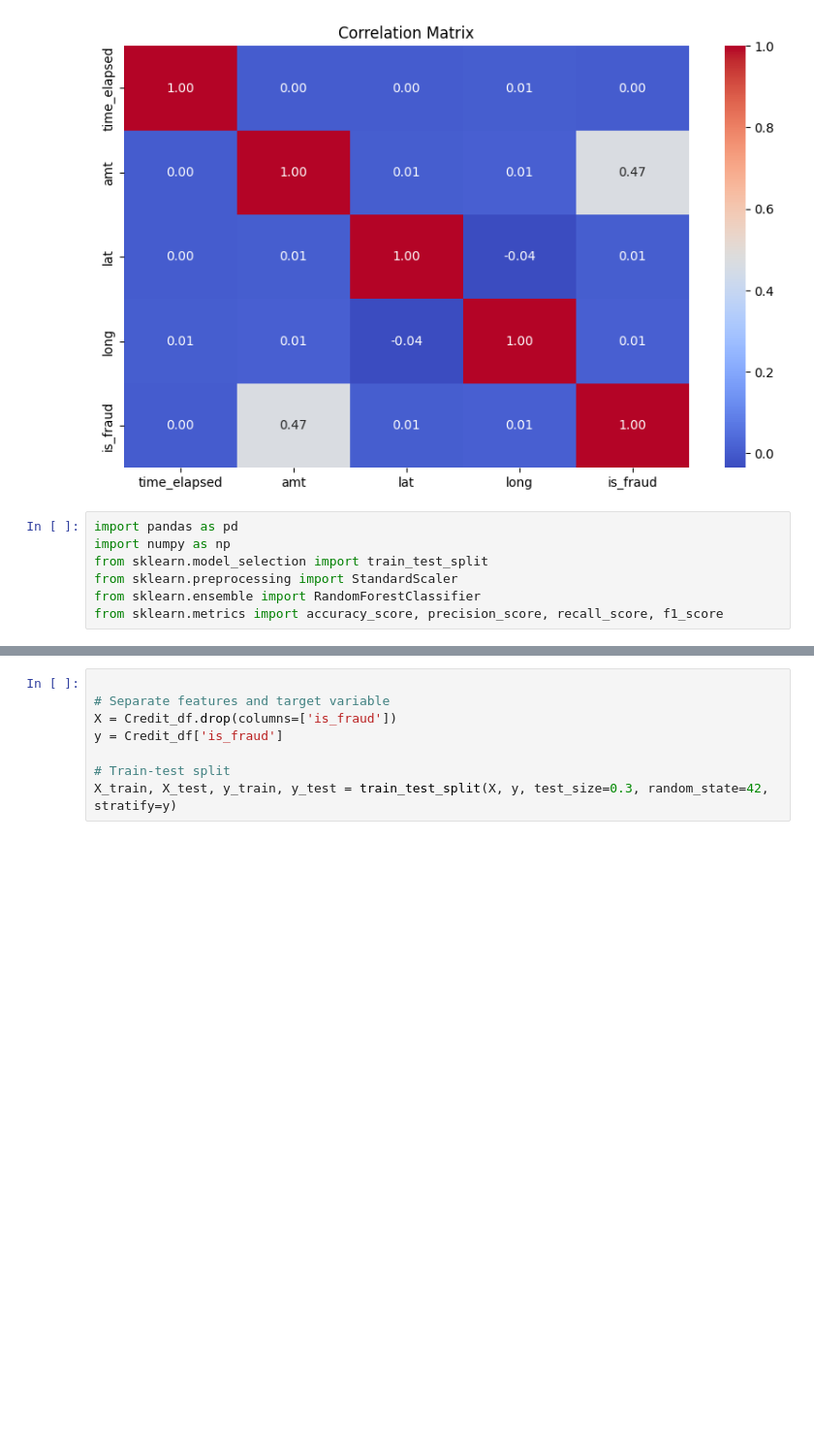
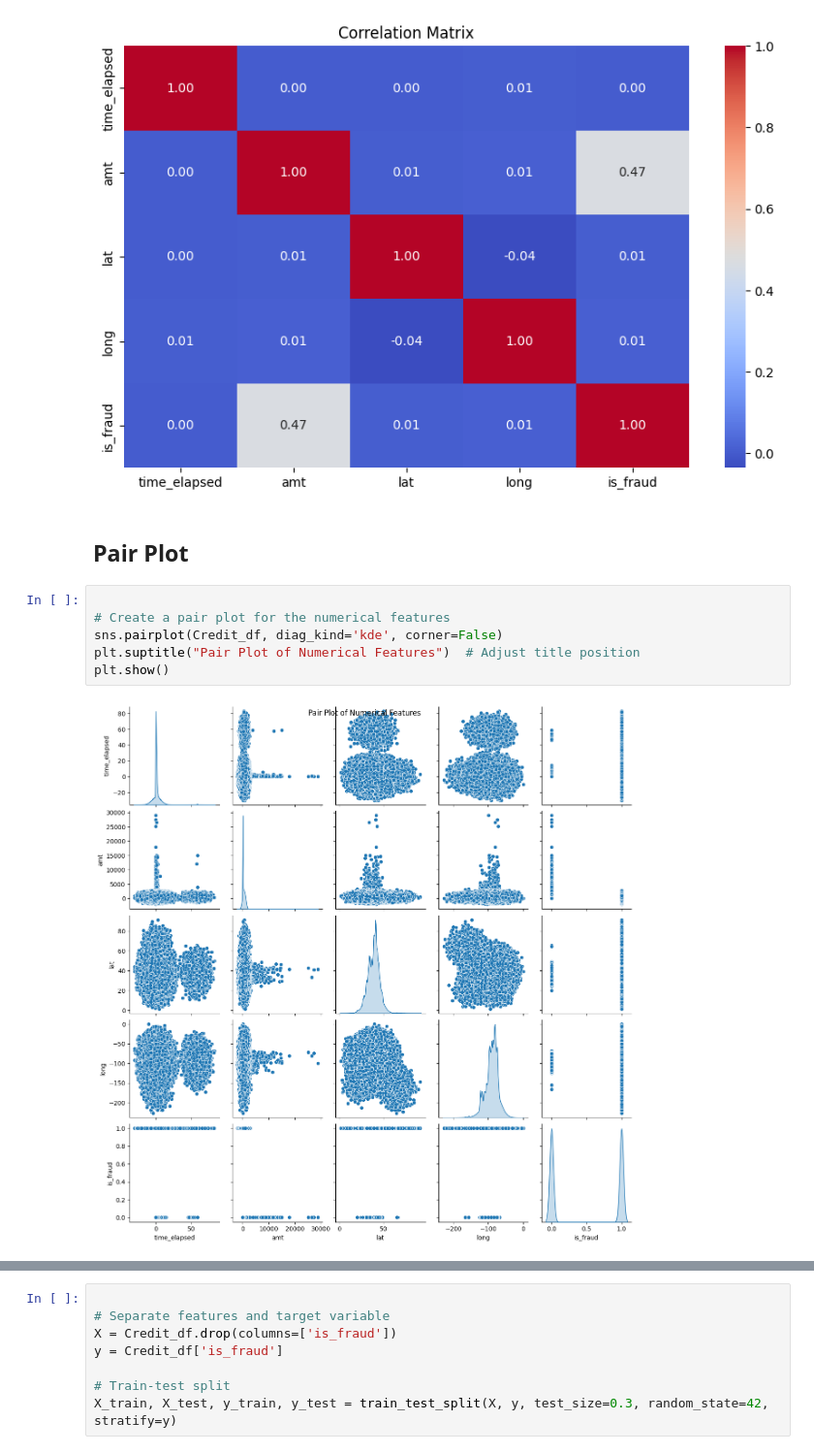
Before and after one commit to sanaarshadmahmood/Card-fraud-detection, a Jupyter notebook: Credit_Card.ipynb, the cells around one changed output, grey strips where cells are left out. Shown at 97% size. Saved outputs shown, nothing was run; the diff lists cells and outputs as text; blank space fills up the shorter version.

```diff
--- a/Credit_Card.ipynb
+++ b/Credit_Card.ipynb
@@ -154,10 +185,13 @@ plt.title("Correlation Matrix")
 plt.show()
 # %% [output]
 [figure]
-# %%
-import pandas as pd
-import numpy as np
-from sklearn.model_selection import train_test_split
-from sklearn.preprocessing import StandardScaler
-from sklearn.ensemble import RandomForestClassifier
-from sklearn.metrics import accuracy_score, precision_score, recall_score, f1_score
+# %% [markdown]
+## **Pair Plot**
+# %%
+
+# Create a pair plot for the numerical features
+sns.pairplot(Credit_df, diag_kind='kde', corner=False)
+plt.suptitle("Pair Plot of Numerical Features")  # Adjust title position
+plt.show()
+# %% [output]
+[figure, added]
```
Also changed, not shown: parts of 54 cells of this notebook.
